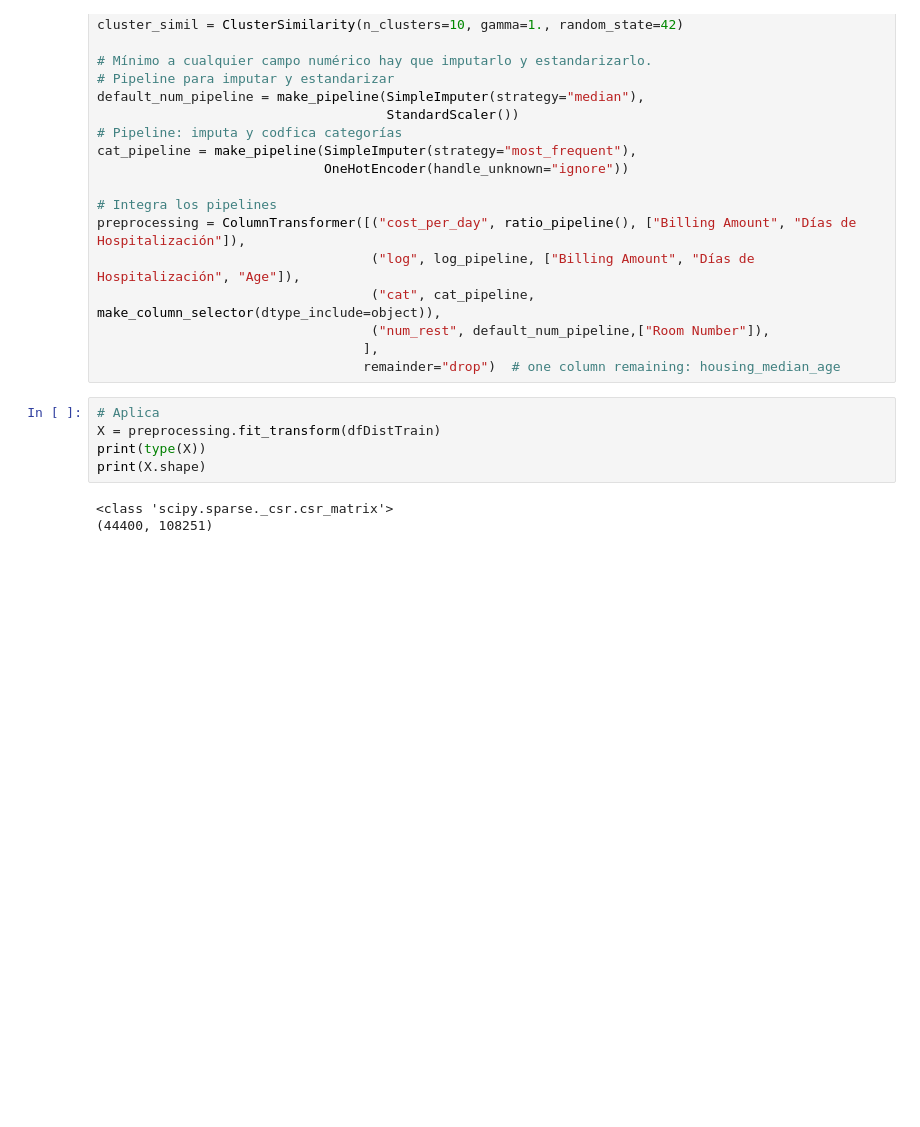
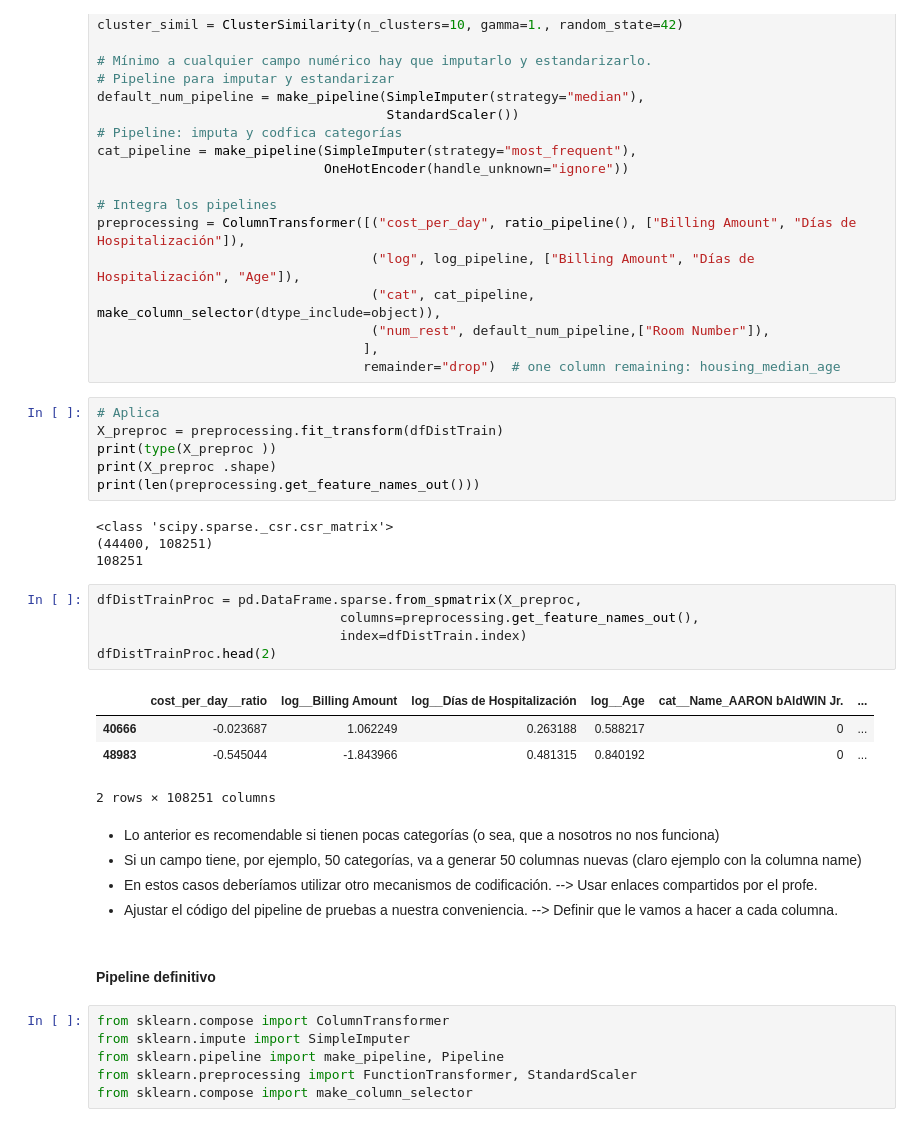
Before and after one commit to Mr-Maccoy/BigData, a Jupyter notebook: G1_SC707_Avance1_LN.ipynb, the cells around one changed output. Saved outputs shown, nothing was run; the diff lists cells and outputs as text; blank space fills up the shorter version.

```diff
--- a/G1_SC707_Avance1_LN.ipynb
+++ b/G1_SC707_Avance1_LN.ipynb
@@ -1741,9 +1741,34 @@ preprocessing = ColumnTransformer([("cost_per_day", ratio_pipeline(), ["Billing
                                   remainder="drop")  # one column remaining: housing_median_age
 # %%
 # Aplica
-X = preprocessing.fit_transform(dfDistTrain)
-print(type(X))
-print(X.shape)
+X_preproc = preprocessing.fit_transform(dfDistTrain)
+print(type(X_preproc ))
+print(X_preproc .shape)
+print(len(preprocessing.get_feature_names_out()))
 # %% [output]
 <class 'scipy.sparse._csr.csr_matrix'>
 (44400, 108251)
+108251
+# %%
+dfDistTrainProc = pd.DataFrame.sparse.from_spmatrix(X_preproc,
+                               columns=preprocessing.get_feature_names_out(),
+                               index=dfDistTrain.index)
+dfDistTrainProc.head(2)
+# %% [output]
+|  | cost_per_day__ratio | log__Billing Amount | log__Días de Hospitalización | log__Age | cat__Name_AARON bAldWIN Jr. | ... |
+| 40666 | -0.023687 | 1.062249 | 0.263188 | 0.588217 | 0 | ... |
+| 48983 | -0.545044 | -1.843966 | 0.481315 | 0.840192 | 0 | ... |
+2 rows × 108251 columns
+# %% [markdown]
+- Lo anterior es recomendable si tienen pocas categorías (o sea, que a nosotros no nos funciona)
+- Si un campo tiene, por ejemplo, 50 categorías, va a generar 50 columnas nuevas (claro ejemplo con la columna name)
+- En estos casos deberíamos utilizar otro mecanismos de codificación. --> Usar enlaces compartidos por el profe.
+- Ajustar el código del pipeline de pruebas a nuestra conveniencia. --> Definir que le vamos a hacer a cada columna.
+# %% [markdown]
+#### Pipeline definitivo
+# %%
+from sklearn.compose import ColumnTransformer
+from sklearn.impute import SimpleImputer
+from sklearn.pipeline import make_pipeline, Pipeline
+from sklearn.preprocessing import FunctionTransformer, StandardScaler
+from sklearn.compose import make_column_selector
```
Also changed, not shown: parts of 5 cells of this notebook.
